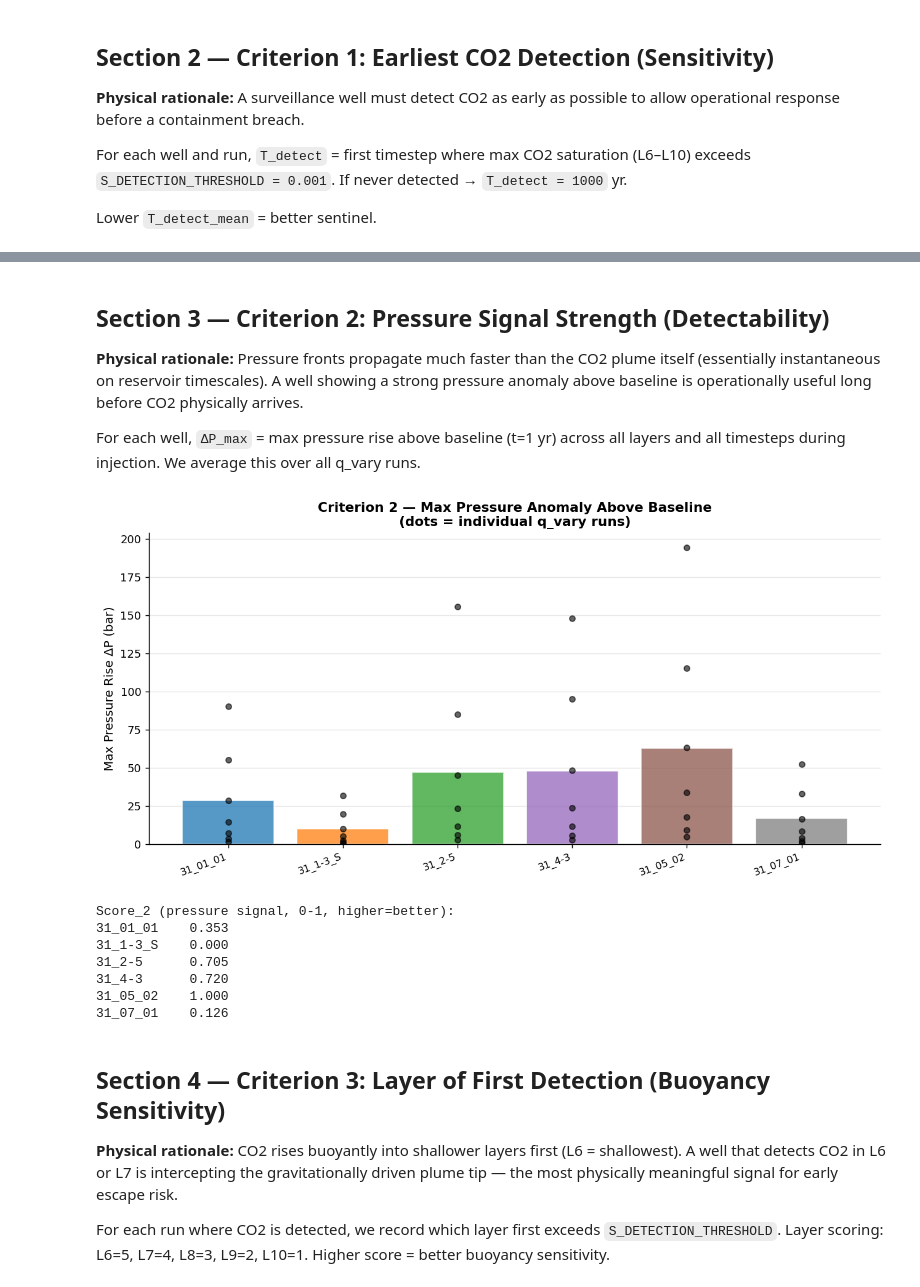
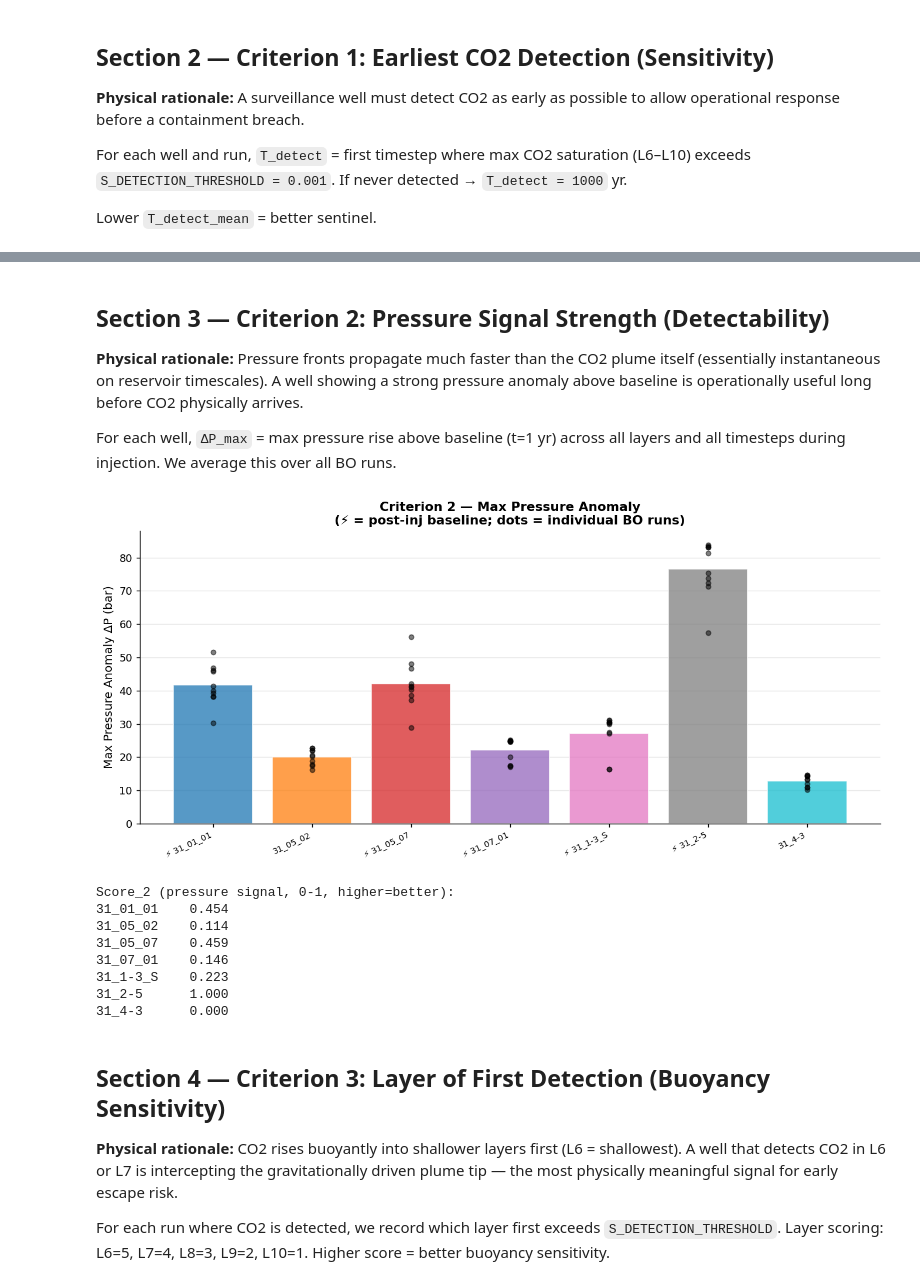
Before and after one commit to parthpranav2/johansen_co2_simulation_MRST, a Jupyter notebook: core/examples/data/Johansen/python/johansen_surveillance_well_selection.ipynb, the cells around one changed output, grey strips where cells are left out. Drawn from its saved outputs; the diff is of its cells as text; code cells hidden in the pictures.

Commit message:
feat(notebook): generalize surveillance well selection for multi-injector PIM framework

```diff
--- a/core/examples/data/Johansen/python/johansen_surveillance_well_selection.ipynb
+++ b/core/examples/data/Johansen/python/johansen_surveillance_well_selection.ipynb
@@ -107,13 +188,11 @@ Loaded 7 q_vary runs, 4 t_vary runs
 # %%
 # Summary table
 rows = []
-for tag, runs in [('q_vary', q_runs), ('t_vary', t_runs)]:
-    for r in runs:
-        m = r['meta']
-        rows.append({'Dataset': tag, 'Timestamp': m['timestamp'],
-                     'Q (Mt/yr)': m['Q_Mt_yr'], 'T_inj (yr)': m['T_inj_yr'],
-                     'Total CO2 (Mt)': m['total_injected_Mt'], 'Peak BHP (bar)': m['peak_BHP_bar'],
-                     'Wells loaded': len(r['wells'])})
-df_summary = pd.DataFrame(rows).sort_values(['Dataset','Q (Mt/yr)','T_inj (yr)']).reset_index(drop=True)
+for r in ALL_RUNS:
+    m = r['meta']
+    rows.append({'Timestamp': m['timestamp'],
+                 'Total CO2 (Mt)': m['total_injected_Mt'], 'Peak BHP (bar)': m['peak_BHP_bar'],
+                 'Wells loaded': len(r['wells'])})
+df_summary = pd.DataFrame(rows).sort_values('Timestamp').reset_index(drop=True)
 display(df_summary)
 # %% [output]
@@ -270,52 +379,65 @@ Well
 above baseline is operationally useful long before CO2 physically arrives.
 
 For each well, `ΔP_max` = max pressure rise above baseline (t=1 yr) across all layers
-and all timesteps during injection. We average this over all q_vary runs.
+and all timesteps during injection. We average this over all BO runs.
 # %%
-def compute_delta_P(df):
+def compute_delta_P(df, post_inj_yr=None):
+    """
+    Compute max pressure anomaly.
+    post_inj_yr: For injectors, use injection-end pressure as baseline;
+                 evaluate delta-P in post-injection period only.
+    For monitors: use t=0 pressure as baseline over entire simulation.
+    """
     if df is None or df.empty or 'Time_yr' not in df.columns: return 0.0
     cols = [c for c in PRE_COLS if c in df.columns]
     if not cols: return 0.0
-    baseline = df[cols].iloc[0]  # t=first timestep
-    dP = (df[cols] - baseline).max().max()
+    if post_inj_yr is not None:
+        idx_end = (df['Time_yr'] - post_inj_yr).abs().idxmin()
+        baseline = df.loc[idx_end, cols]   # pressure at injection end
+        mask = df['Time_yr'] > post_inj_yr
+        if not mask.any(): return 0.0
+        dP = (df.loc[mask, cols] - baseline).abs().max().max()  # abs: detect both buildup & depletion
+    else:
+        baseline = df[cols].iloc[0]
+        dP = (df[cols] - baseline).max().max()
     return float(dP) if not np.isnan(dP) else 0.0
 
 dp_by_run = {w: [] for w in CANDIDATES}
-dp_labels  = []
-for r in q_runs:
-    lbl = f"Q={r['meta']['Q_Mt_yr']:.2f}"
-    dp_labels.append(lbl)
+for r in ALL_RUNS:
     for w in CANDIDATES:
-        dp_by_run[w].append(compute_delta_P(r['wells'].get(w)))
+        post_inj = get_post_inj_yr(r, w)
+        dp_by_run[w].append(compute_delta_P(r['wells'].get(w), post_inj_yr=post_inj))
 
 dp_mean = {w: float(np.mean(dp_by_run[w])) for w in CANDIDATES}
 score2_raw = pd.Series(dp_mean)
 score2 = (score2_raw - score2_raw.min()) / (score2_raw.max() - score2_raw.min() + 1e-9)
 score2 = score2.rename('Score_2_pressure_signal')
 
 # Grouped bar + scatter
 x = np.arange(len(CANDIDATES))
-fig, ax = plt.subplots(figsize=(10, 5))
-colors = plt.cm.tab10(np.linspace(0, 0.7, len(CANDIDATES)))
+fig, ax = plt.subplots(figsize=(max(10, len(CANDIDATES)*1.5), 5))
+colors = plt.cm.tab10(np.linspace(0, 0.9, len(CANDIDATES)))
 bars = ax.bar(x, [dp_mean[w] for w in CANDIDATES], color=colors, alpha=0.75, edgecolor='white', zorder=2)
 for i, w in enumerate(CANDIDATES):
     for val in dp_by_run[w]:
-        ax.scatter(i, val, color='black', s=25, zorder=4, alpha=0.6)
-ax.set_xticks(x); ax.set_xticklabels(CANDIDATES, fontsize=9, rotation=20, ha='right')
-ax.set_ylabel('Max Pressure Rise ΔP (bar)', fontsize=11)
-ax.set_title('Criterion 2 — Max Pressure Anomaly Above Baseline\n(dots = individual q_vary runs)', fontsize=12, fontweight='bold')
+        ax.scatter(i, val, color='black', s=20, zorder=4, alpha=0.5)
+lbl = [('⚡ ' if is_injector(w) else '') + w for w in CANDIDATES]
+ax.set_xticks(x); ax.set_xticklabels(lbl, fontsize=8, rotation=25, ha='right')
+ax.set_ylabel('Max Pressure Anomaly ΔP (bar)', fontsize=11)
+ax.set_title('Criterion 2 — Max Pressure Anomaly\n(⚡ = post-inj baseline; dots = individual BO runs)', fontsize=12, fontweight='bold')
 ax.grid(True, alpha=0.3, axis='y', zorder=1)
 plt.tight_layout(); plt.show()
 print(f'Score_2 (pressure signal, 0-1, higher=better):\n{score2.round(3).to_string()}')
 # %% [output]
-[figure, old version]
+[figure, new version]
 Score_2 (pressure signal, 0-1, higher=better):
-31_01_01    0.353
-31_1-3_S    0.000
-31_2-5      0.705
-31_4-3      0.720
-31_05_02    1.000
-31_07_01    0.126
+31_01_01    0.454
+31_05_02    0.114
+31_05_07    0.459
+31_07_01    0.146
+31_1-3_S    0.223
+31_2-5      1.000
+31_4-3      0.000
 # %% [markdown]
 ## Section 4 — Criterion 3: Layer of First Detection (Buoyancy Sensitivity)
 
```
Also changed, not shown: parts of 20 cells of this notebook.
